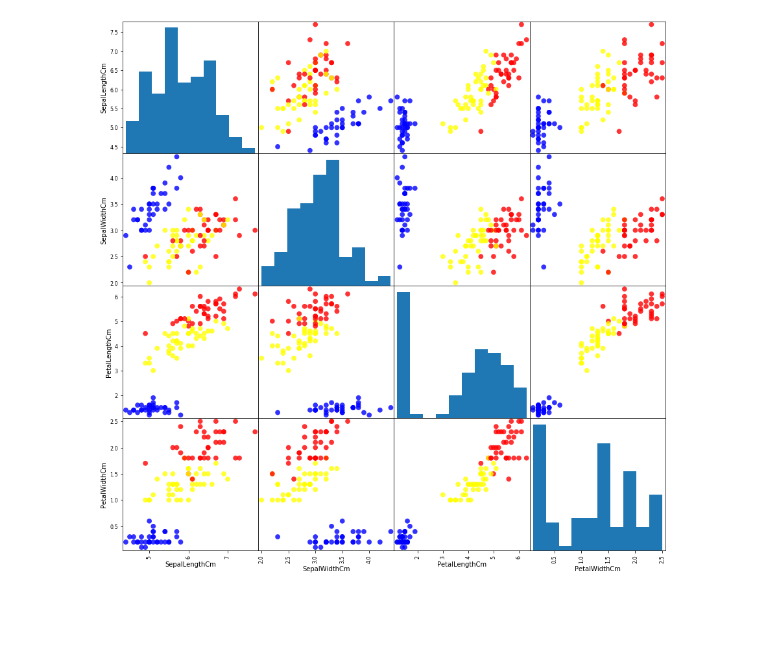
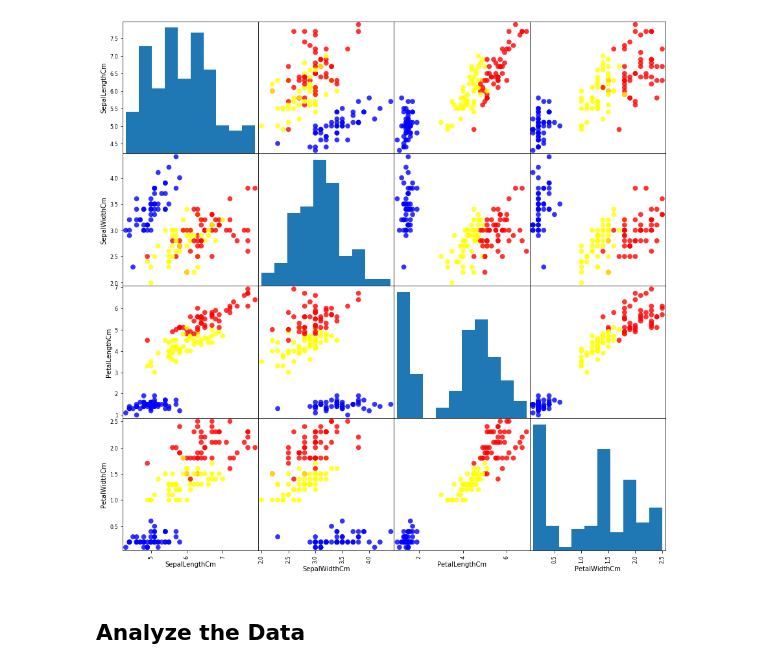
Before and after one commit to luisespriella9/ML-Algorithms, a Jupyter notebook: K-Nearest-Neighbors.ipynb, the cells around one changed output. Cells and saved outputs as stored; diff of their text form; code cells hidden in the pictures; blank space fills up the shorter version.

```diff
--- a/K-Nearest-Neighbors.ipynb
+++ b/K-Nearest-Neighbors.ipynb
@@ -1,25 +1,26 @@
 # %%
 import tensorflow as tf
 import matplotlib
 import matplotlib.pyplot as plt
 import pandas as pd
+import numpy as np
 iris_data = pd.read_csv('iris.csv')
 
 iris_data = iris_data.reindex(np.random.permutation(iris_data.index))
-x_train, y_train = iris_data.drop(['Species'], axis=1)[:110], iris_data['Species'][:110]
-x_test, y_test = iris_data.drop(['Species'], axis=1)[110:], iris_data['Species'][110:]
 
 def assign_colors_to_iris(y_train):
     colors = []
     for row in y_train:
         assigned = "blue"
         if (row == "Iris-versicolor"):
             assigned = "yellow"
         elif(row == "Iris-virginica"):
             assigned = "red"
         colors.append(assigned)
     return colors
-pd.plotting.scatter_matrix(x_train[["SepalLengthCm", "SepalWidthCm", "PetalLengthCm", "PetalWidthCm"]], marker='o', s=60, alpha=0.8, figsize=(15, 15), color=assign_colors_to_iris(y_train))
+pd.plotting.scatter_matrix(iris_data[["SepalLengthCm", "SepalWidthCm", "PetalLengthCm", "PetalWidthCm"]], marker='o', s=60, alpha=0.8, figsize=(15, 15), color=assign_colors_to_iris(iris_data['Species']))
 plt.show()
 # %% [output]
-[figure, old version]
+[figure, new version]
+# %% [markdown]
+## Analyze the Data
```
Also changed, not shown: parts of 8 cells of this notebook.
